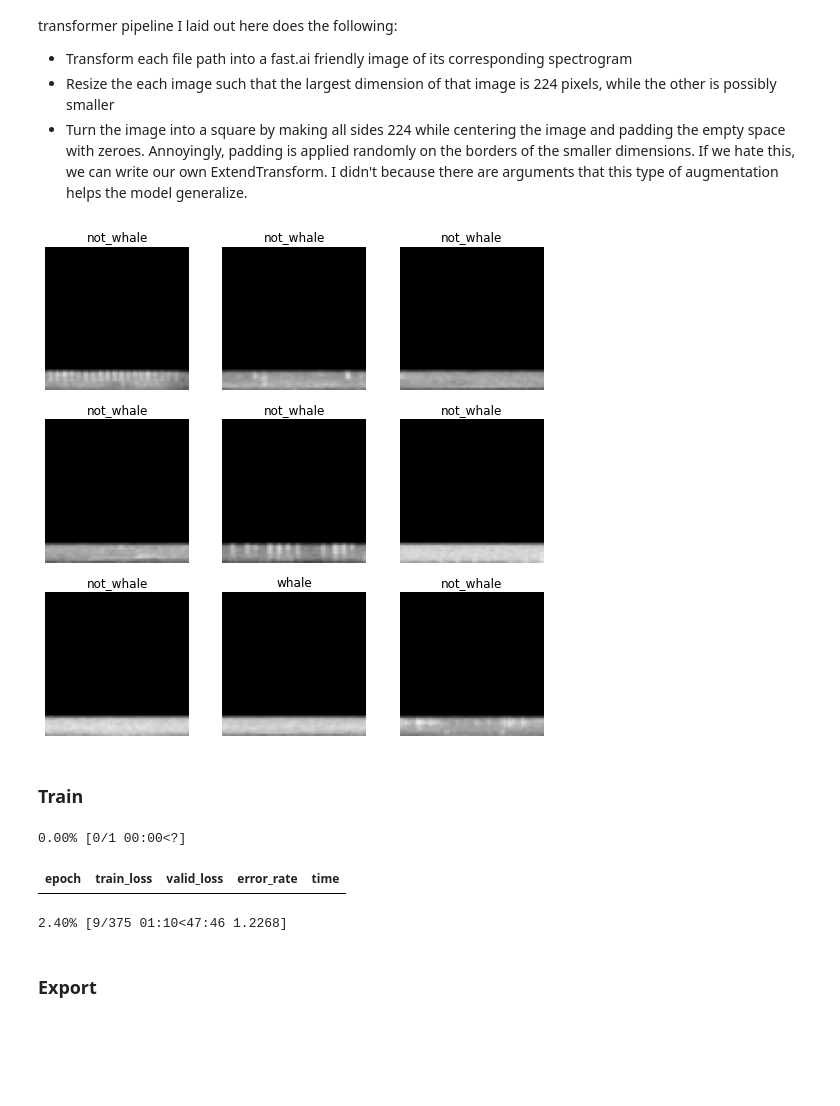
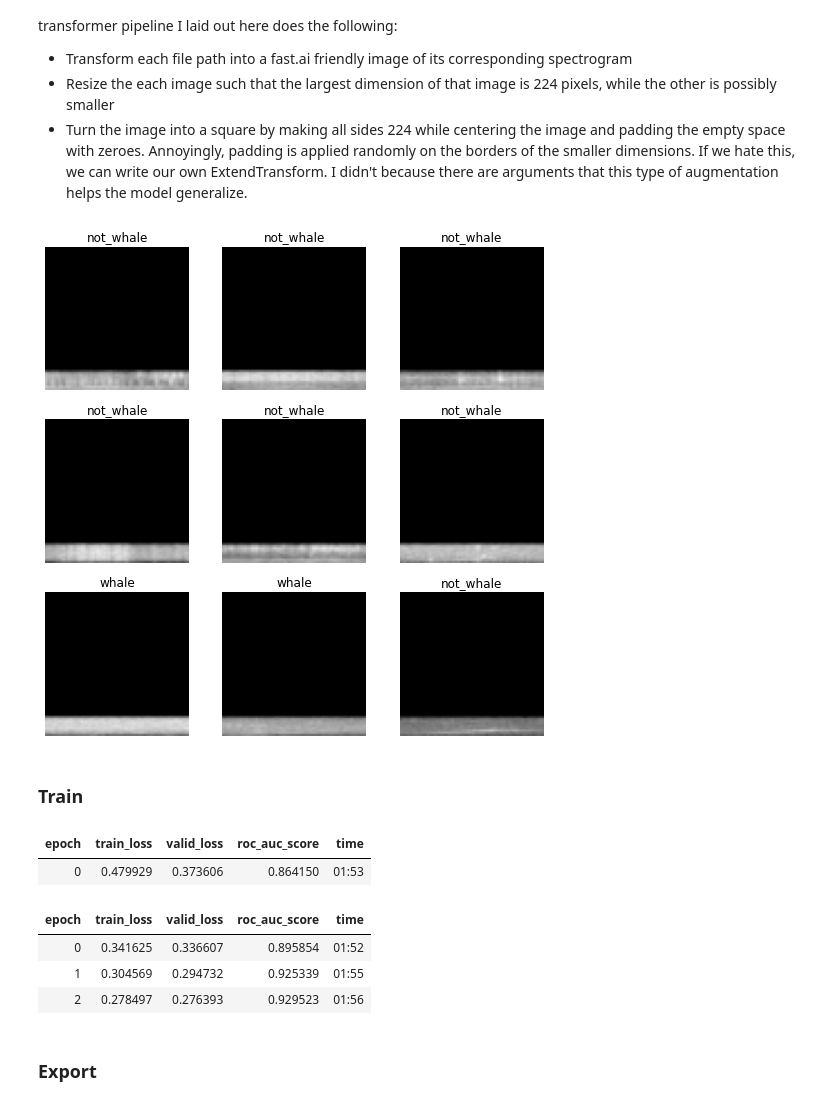
Before and after one commit to ericmichael/whale_detection_fast-ai, a Jupyter notebook: 03_train_a_model.ipynb, the cells around one changed output. Cells and saved outputs as stored; diff of their text form; code cells hidden in the pictures; blank space fills up the shorter version.

```diff
--- a/03_train_a_model.ipynb
+++ b/03_train_a_model.ipynb
@@ -264,25 +264,29 @@ Additionally, DataBlocks can have one or more item transformers and one or more
 # %%
 dblock = DataBlock(
     blocks = [TransformBlock, CategoryBlock],
     get_items = get_files,
     splitter=RandomSplitter(valid_pct=0.2, seed=42),
     get_y=parent_label,
     item_tfms = [ SpecgramTransform(), ToTensor(), IntToFloatTensor, Resize(64) ]
 )
-dls = dblock.dataloaders(path, num_workers=0)
+dls = dblock.dataloaders(path)
 dls.show_batch()
 # %% [output]
-[figure, old version]
+[figure, new version]
 # %% [markdown]
 ### Train
 # %%
-learn = vision_learner(dls, resnet18, metrics=error_rate, pretrained=True)
+roc_auc = RocAucBinary()
+learn = vision_learner(dls, resnet18, metrics=roc_auc, pretrained=True)
 learn.model.cuda()
 learn.fine_tune(3)
 # %% [output]
-0.00% [0/1 00:00<?]
-| epoch | train_loss | valid_loss | error_rate | time |
+| epoch | train_loss | valid_loss | roc_auc_score | time |
+| 0 | 0.479929 | 0.373606 | 0.864150 | 01:53 |
-2.40% [9/375 01:10<47:46 1.2268]
+| epoch | train_loss | valid_loss | roc_auc_score | time |
+| 0 | 0.341625 | 0.336607 | 0.895854 | 01:52 |
+| 1 | 0.304569 | 0.294732 | 0.925339 | 01:55 |
+| 2 | 0.278497 | 0.276393 | 0.929523 | 01:56 |
 # %% [markdown]
 ### Export
 # %%
```
